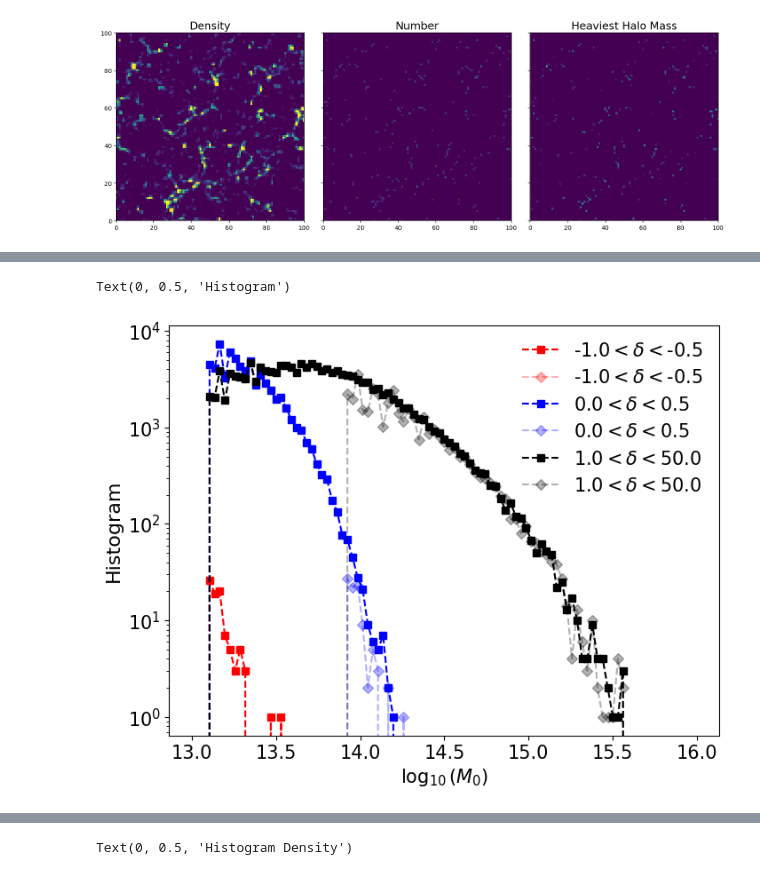
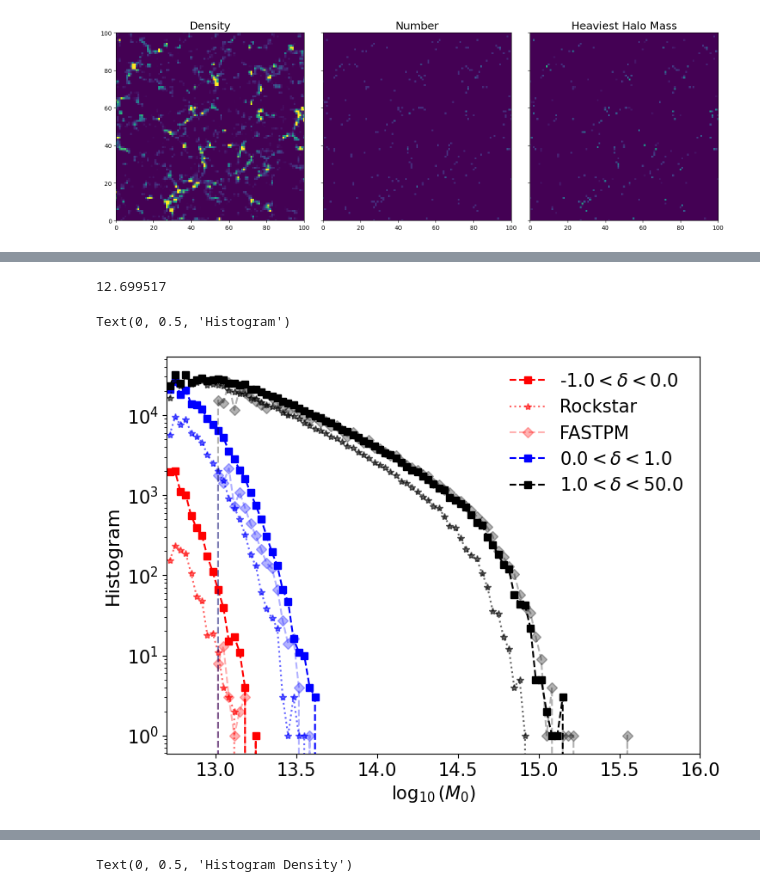
Before and after one commit to shivampcosmo/CHARM_old, a Jupyter notebook: nf/process_density_halo_NGP_FASTPM.ipynb, the cells around one changed output, grey strips where cells are left out. Cells and saved outputs as stored; diff of their text form; code cells hidden in the pictures.

```diff
--- a/nf/process_density_halo_NGP_FASTPM.ipynb
+++ b/nf/process_density_halo_NGP_FASTPM.ipynb
@@ -123,10 +128,10 @@ def cic(coords, boxsize, Ngrid, ndim):
 # %%
 ji = 0
-root = '/mnt/home/spandey/ceph/fastpm/fiducial/hdf5_files/'
+root = '/mnt/home/spandey/ceph/fastpm/fiducial_HR/hdf5_files/'
 z = 0
 df = h5.File(root + str(ji) + '/SNAPSHOT_fastpm_B3_z' + str(z) + '.hdf5', 'r')
 pos = df['Position'][:]
-grid = 128
+grid = 256
 df_cic = np.zeros((grid,grid,grid), dtype=np.float32)
 BoxSize = 1000.0
 MASL.MA(np.float32(pos), df_cic, BoxSize, 'CIC', verbose=True)
@@ -522,3 +602,9 @@ df_density_subvol = pk.load(open('/mnt/home/spandey/ceph/Quijote/data_NGP_self/'
+# %%
+mass_type = 'rockstar_200c'
+savefname_halos_subvol = '%s/halos_HR_%s_lgMmincut_%s_subvol_res_%d_z=%s.pk'%(folder_out,mass_type,Mmin_cut_str,grid,z)
+savefname_halos_full = '%s/halos_HR_%s_lgMmincut_%s_full_res_%d_z=%s.pk'%(folder_out,mass_type,Mmin_cut_str,grid,z)
+df_halos_full_rk = pk.load(open(savefname_halos_full,'rb'))
+df_halos_subvol_rk = pk.load(open(savefname_halos_subvol,'rb'))
 # %%
 # test that all the histograms look like as expected:
 ji = 0
@@ -538,6 +624,10 @@ df_density_full_fp['density_cic_unpad_combined'].shape
 df_pylians = df_density_full['density_cic_unpad_combined']
 dfhalo2_ngp = df_halos_full['N_halos_combined']
 dfhalo_ngp_wmass_sorted = df_halos_full['M_halos_combined']
+# %%
+# df_pylians_rk = df_density_full['density_cic_unpad_combined']
+dfhalo2_ngp_rk = df_halos_full_rk['N_halos_combined']
+dfhalo_ngp_wmass_sorted_rk = df_halos_full_rk['M_halos_combined']
 # %%
 # df_pylians = df_density_full['density_cic_unpad_combined']
 df_pylians_fp = df_density_full_fp['density_cic_unpad_combined']
@@ -652,49 +740,75 @@ pl.plot([-1.0, 6.0], [-1.0, 6.0], 'k--')
+# %%
+np.amin(dfhalo_ngp_wmass_sorted_rk[dfhalo_ngp_wmass_sorted_rk > 0])
+# %% [output]
+12.699517
 # %%
-bin_edges = np.linspace(13, 16, 100)
+bin_edges = np.linspace(12.7, 16, 100)
 bin_cents = 0.5*(bin_edges[1:] + bin_edges[:-1])
 
 
 pl.figure(figsize=(8,6))
-delta_min_p, delta_max_p = -1.0, -0.5
+delta_min_p, delta_max_p = -1.0, 0.0
 indsel_dp = np.where((df_pylians > delta_min_p) & (df_pylians < delta_max_p))
 hist_truth, _ = np.histogram(dfhalo_ngp_wmass_sorted[...,0][indsel_dp].flatten(), bins=bin_edges, density=False)
 pl.plot(bin_cents, hist_truth, marker='s', color='r', ls='--', label=str(delta_min_p) + r'$ < \delta <$' + str(delta_max_p))
+
+indsel_dp = np.where((df_pylians > delta_min_p) & (df_pylians < delta_max_p))
+hist_truth, _ = np.histogram(dfhalo_ngp_wmass_sorted_rk[...,0][indsel_dp].flatten(), bins=bin_edges, density=False)
+pl.plot(bin_cents, hist_truth, marker='*', color='r', ls=':', label='Rockstar', alpha=0.6)
+
+
 indsel_dp = np.where((df_pylians_fp > delta_min_p) & (df_pylians_fp < delta_max_p))
 hist_truth, _ = np.histogram(dfhalo_ngp_wmass_sorted_fp[...,0][indsel_dp].flatten(), bins=bin_edges, density=False)
-pl.plot(bin_cents, hist_truth, marker='D', color='r', ls='--', label=str(delta_min_p) + r'$ < \delta <$' + str(delta_max_p), alpha=0.3)
+# pl.plot(bin_cents, hist_truth, marker='D', color='r', ls='--', label=str(delta_min_p) + r'$ < \delta <$' + str(delta_max_p), alpha=0.3)
+pl.plot(bin_cents, hist_truth, marker='D', color='r', ls='--', label='FASTPM', alpha=0.3)
 
 
-delta_min_p, delta_max_p = 0.0, 0.5
+delta_min_p, delta_max_p = 0.0, 1.0
 indsel_dp = np.where((df_pylians > delta_min_p) & (df_pylians < delta_max_p))
 hist_truth, _ = np.histogram(dfhalo_ngp_wmass_sorted[...,0][indsel_dp].flatten(), bins=bin_edges, density=False)
 pl.plot(bin_cents, hist_truth, marker='s', color='b', ls='--', label=str(delta_min_p) + r'$ < \delta <$' + str(delta_max_p))
+
+indsel_dp = np.where((df_pylians > delta_min_p) & (df_pylians < delta_max_p))
+hist_truth, _ = np.histogram(dfhalo_ngp_wmass_sorted_rk[...,0][indsel_dp].flatten(), bins=bin_edges, density=False)
+pl.plot(bin_cents, hist_truth, marker='*', color='b', ls=':', alpha=0.6)
+
+
 indsel_dp = np.where((df_pylians_fp > delta_min_p) & (df_pylians_fp < delta_max_p))
 hist_truth, _ = np.histogram(dfhalo_ngp_wmass_sorted_fp[...,0][indsel_dp].flatten(), bins=bin_edges, density=False)
-pl.plot(bin_cents, hist_truth, marker='D', color='b', ls='--', label=str(delta_min_p) + r'$ < \delta <$' + str(delta_max_p), alpha=0.3)
+# pl.plot(bin_cents, hist_truth, marker='D', color='b', ls='--', label=str(delta_min_p) + r'$ < \delta <$' + str(delta_max_p), alpha=0.3)
+pl.plot(bin_cents, hist_truth, marker='D', color='b', ls='--', alpha=0.3)
 
 
 
 delta_min_p, delta_max_p = 1.0, 50.0
 indsel_dp = np.where((df_pylians > delta_min_p) & (df_pylians < delta_max_p))
 hist_truth, _ = np.histogram(dfhalo_ngp_wmass_sorted[...,0][indsel_dp].flatten(), bins=bin_edges, density=False)
 pl.plot(bin_cents, hist_truth, marker='s', color='k', ls='--', label=str(delta_min_p) + r'$ < \delta <$' + str(delta_max_p))
+
+indsel_dp = np.where((df_pylians > delta_min_p) & (df_pylians < delta_max_p))
+hist_truth, _ = np.histogram(dfhalo_ngp_wmass_sorted_rk[...,0][indsel_dp].flatten(), bins=bin_edges, density=False)
+pl.plot(bin_cents, hist_truth, marker='*', color='k', ls=':', alpha=0.6)
+
+
 indsel_dp = np.where((df_pylians_fp > delta_min_p) & (df_pylians_fp < delta_max_p))
 hist_truth, _ = np.histogram(dfhalo_ngp_wmass_sorted_fp[...,0][indsel_dp].flatten(), bins=bin_edges, density=False)
-pl.plot(bin_cents, hist_truth, marker='D', color='k', ls='--', label=str(delta_min_p) + r'$ < \delta <$' + str(delta_max_p), alpha=0.3)
+# pl.plot(bin_cents, hist_truth, marker='D', color='k', ls='--', label=str(delta_min_p) + r'$ < \delta <$' + str(delta_max_p), alpha=0.3)
+pl.plot(bin_cents, hist_truth, marker='D', color='k', ls='--', alpha=0.3)
 
 
 
 pl.yscale('log')
+pl.xlim(bin_edges[0], bin_edges[-1])
 pl.legend(fontsize=15, frameon=False)
 pl.tick_params(axis='both', which='major', labelsize=15)
 pl.tick_params(axis='both', which='minor', labelsize=15)
 pl.xlabel(r'$\log_{10}(M_{0})$', size=15)
 # pl.ylabel('Histogram Density', size=16)
 pl.ylabel('Histogram', size=16)
 # pl.title(str(delta_min_p) + r'$< \delta_m < $' + str(delta_max_p), size=18)
 # %% [output]
 Text(0, 0.5, 'Histogram')
-[figure, old version]
+[figure, new version]
 # %%
 # df_pylians_fp
 # indsel_dp
```
Also changed, not shown: parts of 15 cells of this notebook, 34 other files.
